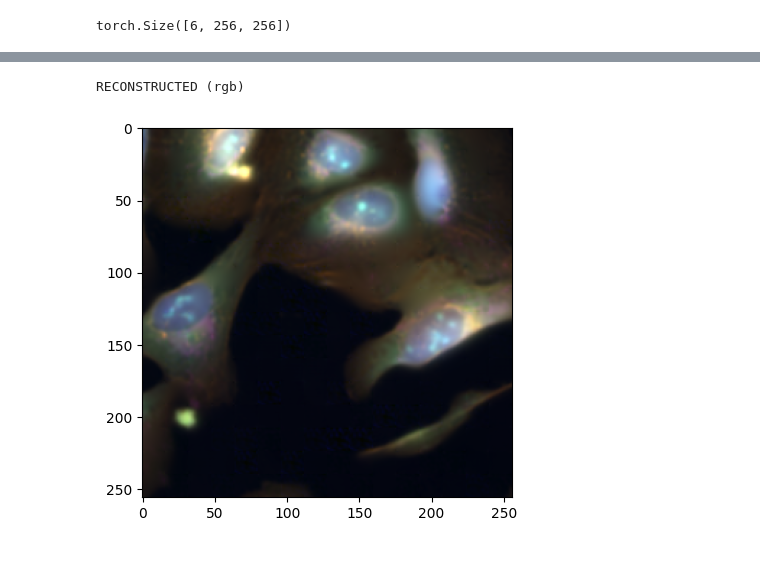
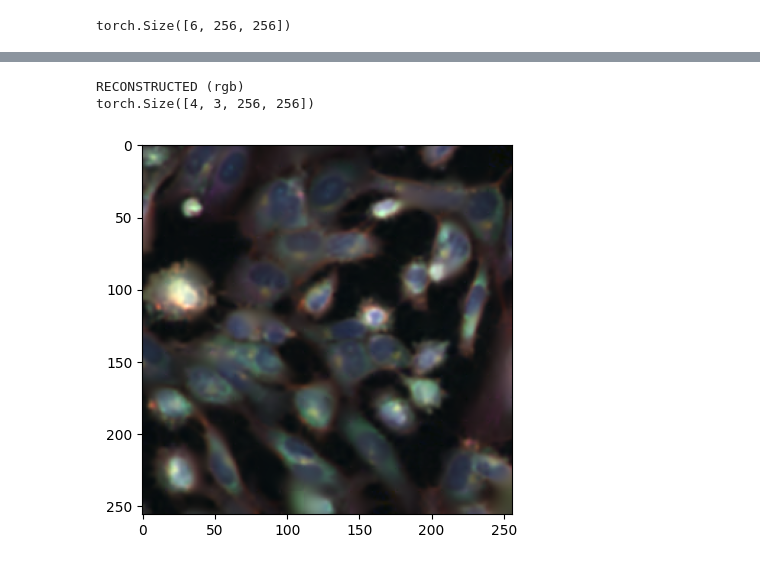
Before and after one commit to TestiGreen/maes_microscopy, a Jupyter notebook: generate_reconstructions.ipynb, the cells around one changed output, grey strips where cells are left out. Saved outputs shown, nothing was run; the diff lists cells and outputs as text; code cells hidden in the pictures.

```diff
--- a/generate_reconstructions.ipynb
+++ b/generate_reconstructions.ipynb
@@ -48,12 +55,12 @@ huggingface_model.mask_ratio = 0.75  # for example visualization
 # %%
 def cropify(im):
     assert im.shape == (6, 512, 512)
-    img = im.view(1, 6, 8, 256, 8, 256)
+    img = im.view(1, 6, 2, 256, 2, 256)
     img = img.permute(0, 2, 4, 1, 3, 5)
     return img.reshape(-1, 6, 256, 256)
 
 with torch.inference_mode():
-    x = cropify(image_tensor)
+    x = cropify(image_tensor) if image_tensor.shape[1] == 512 else image_tensor.unsqueeze(0)
     latent, reconstruction, mask = huggingface_model(x)
 # %%
 selfstandardizer = torch.nn.modules.InstanceNorm2d(num_features=6, affine=False, track_running_stats=False)
@@ -165,12 +158,15 @@ ORIGINAL (rgb)
 # %%
 print("RECONSTRUCTED (rgb)")
 # def visualize_crop(bf_input_crop, bf_reconstruction_crop, cp_reconstruction_crop):
 cp_rgb = to_rgb(
     selfstandardizer(
-        model.unflatten_tokens(reconstruction.cpu(), patch_size=16, num_modalities=6)
+        unflatten_tokens(reconstruction.cpu(), patch_size=16, num_modalities=6, channel_agnostic=True)
     )
 ).cpu().squeeze()
+print(cp_rgb.shape)
+cp_rgb = cp_rgb[0]
 _ = plt.imshow(cp_rgb.transpose(2,0).transpose(0,1))
 # %% [output]
 RECONSTRUCTED (rgb)
+torch.Size([4, 3, 256, 256])
-[figure, old version]
+[figure, new version]
```
Also changed, not shown: parts of 9 cells of this notebook.
